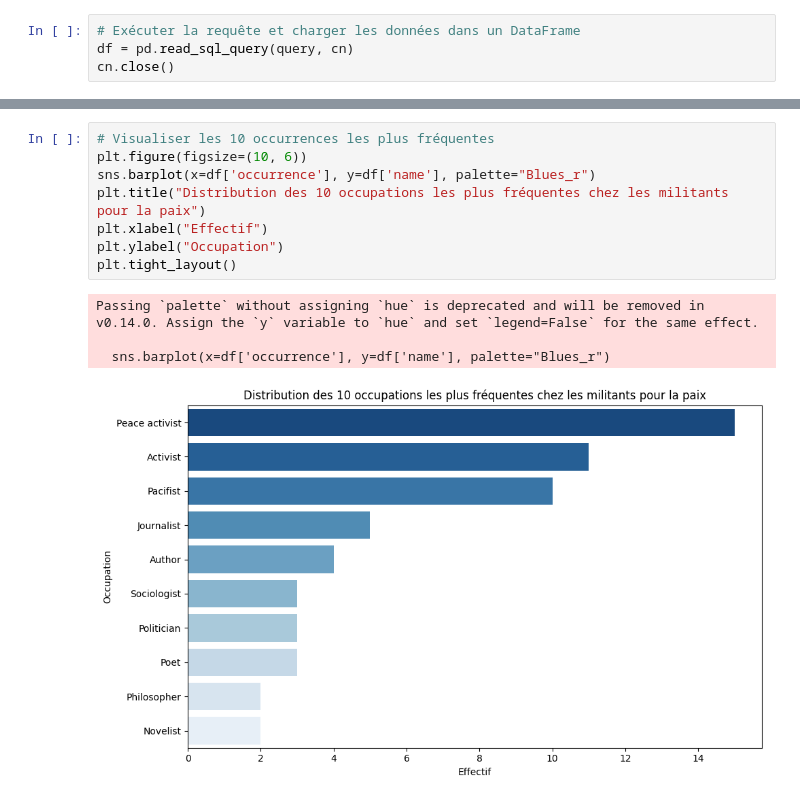
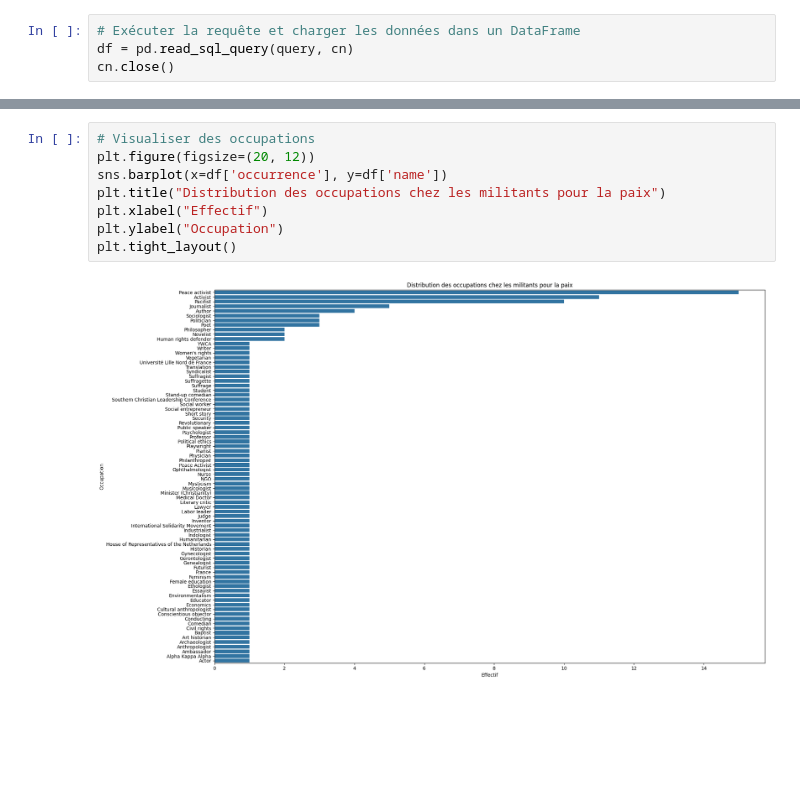
Before and after one commit to Raphix93/2HS2179_militants-pour-la-paix, a Jupyter notebook: data_analyse/occupation.ipynb, the cells around one changed output, grey strips where cells are left out. Saved outputs shown, nothing was run; the diff lists cells and outputs as text; blank space fills up the shorter version.

```diff
--- a/data_analyse/occupation.ipynb
+++ b/data_analyse/occupation.ipynb
@@ -52,13 +55,10 @@ Top 10 des noms les plus fréquents :
 # %%
-# Visualiser les 10 occurrences les plus fréquentes
-plt.figure(figsize=(10, 6))
-sns.barplot(x=df['occurrence'], y=df['name'], palette="Blues_r")
-plt.title("Distribution des 10 occupations les plus fréquentes chez les militants pour la paix")
+# Visualiser des occupations
+plt.figure(figsize=(20, 12))
+sns.barplot(x=df['occurrence'], y=df['name'])
+plt.title("Distribution des occupations chez les militants pour la paix")
 plt.xlabel("Effectif")
 plt.ylabel("Occupation")
 plt.tight_layout()
 # %% [output]
-Passing `palette` without assigning `hue` is deprecated and will be removed in v0.14.0. Assign the `y` variable to `hue` and set `legend=False` for the same effect.
-
-  sns.barplot(x=df['occurrence'], y=df['name'], palette="Blues_r")
-[figure, old version]
+[figure, new version]
```
Also changed, not shown: parts of 2 cells of this notebook, 1 other file.
